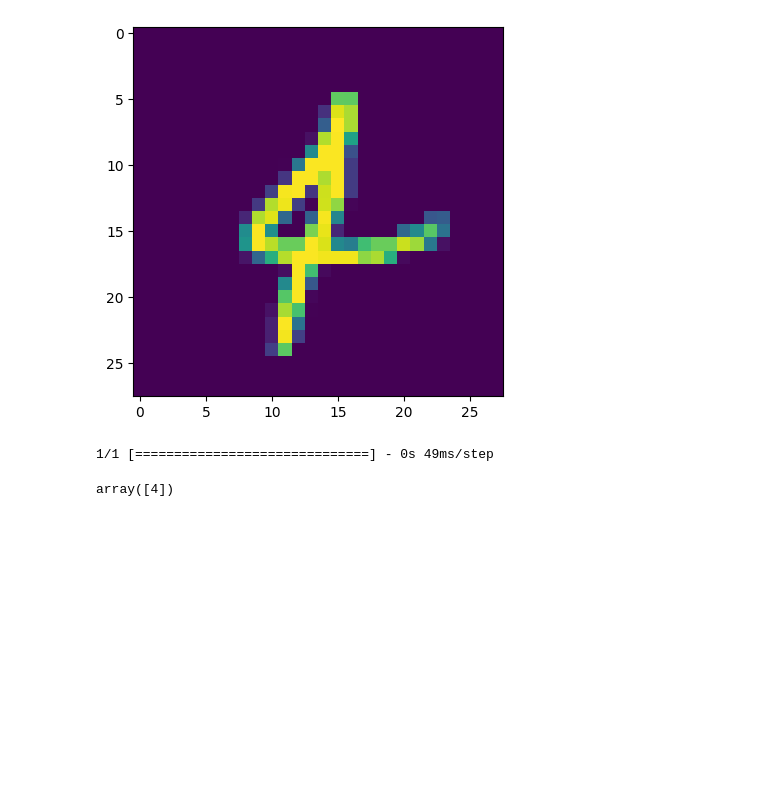
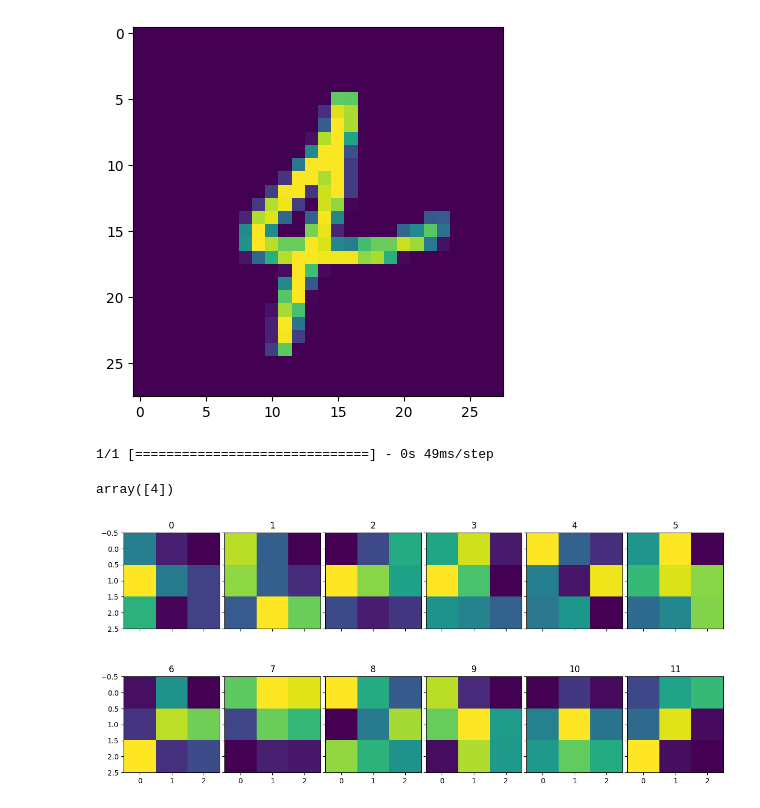
Before and after one commit to binit-13/Machine-Learning-Notes, a Jupyter notebook: MNIST.ipynb, the cells around one changed output. Saved outputs shown, nothing was run; the diff lists cells and outputs as text; code cells hidden in the pictures; blank space fills up the shorter version.

```diff
--- a/MNIST.ipynb
+++ b/MNIST.ipynb
@@ -191,3 +212,22 @@ predict_dt(300)
 [figure]
 1/1 [==============================] - 0s 49ms/step
 array([4])
+# %%
+def feature_visual(feature_num):
+  ## since we have only one convo layer so layers is 0 we get 32 filters of 3 by 3 matrix
+  filter, bias = model.layers[0].get_weights()
+  ## normalize filter values to 0-1 to visualize
+  f_min, f_max = filter.min(), filter.max()
+  filter = (filter-f_min)/(f_max-f_min)
+
+  fig, axs = plt.subplots(2,int(feature_num/2), figsize=(15, 6), facecolor='w', edgecolor='k',sharex=True, sharey=True)
+  fig.subplots_adjust(hspace = .5, wspace=.001)
+  axs = axs.ravel()
+  ## should be less than 32
+  for i in range(feature_num):
+    axs[i].imshow(filter[:,:,:,i])
+    axs[i].set_title(str(i))
+
+feature_visual(12)
+# %% [output]
+[figure, added]
```
Also changed, not shown: parts of 3 cells of this notebook.
